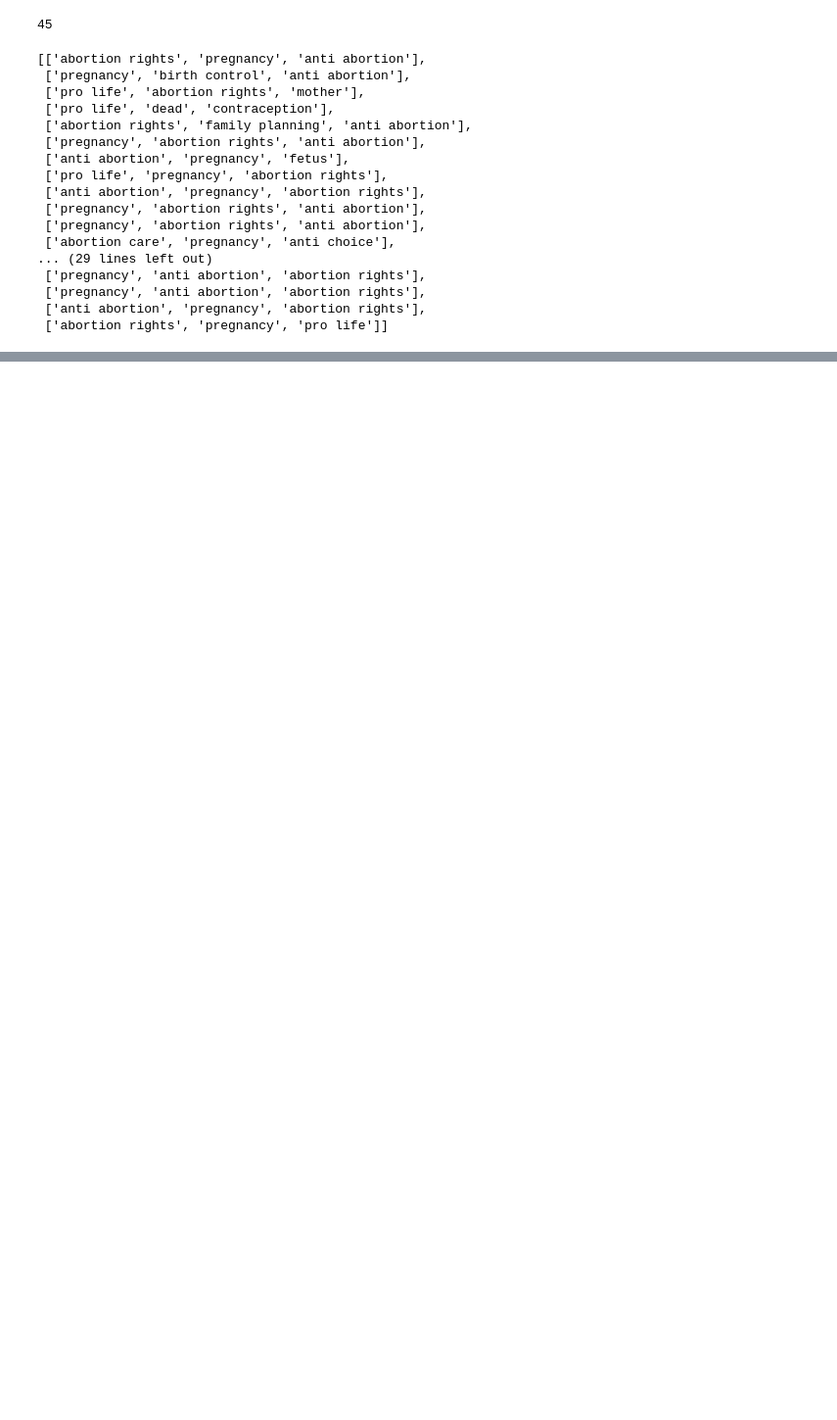
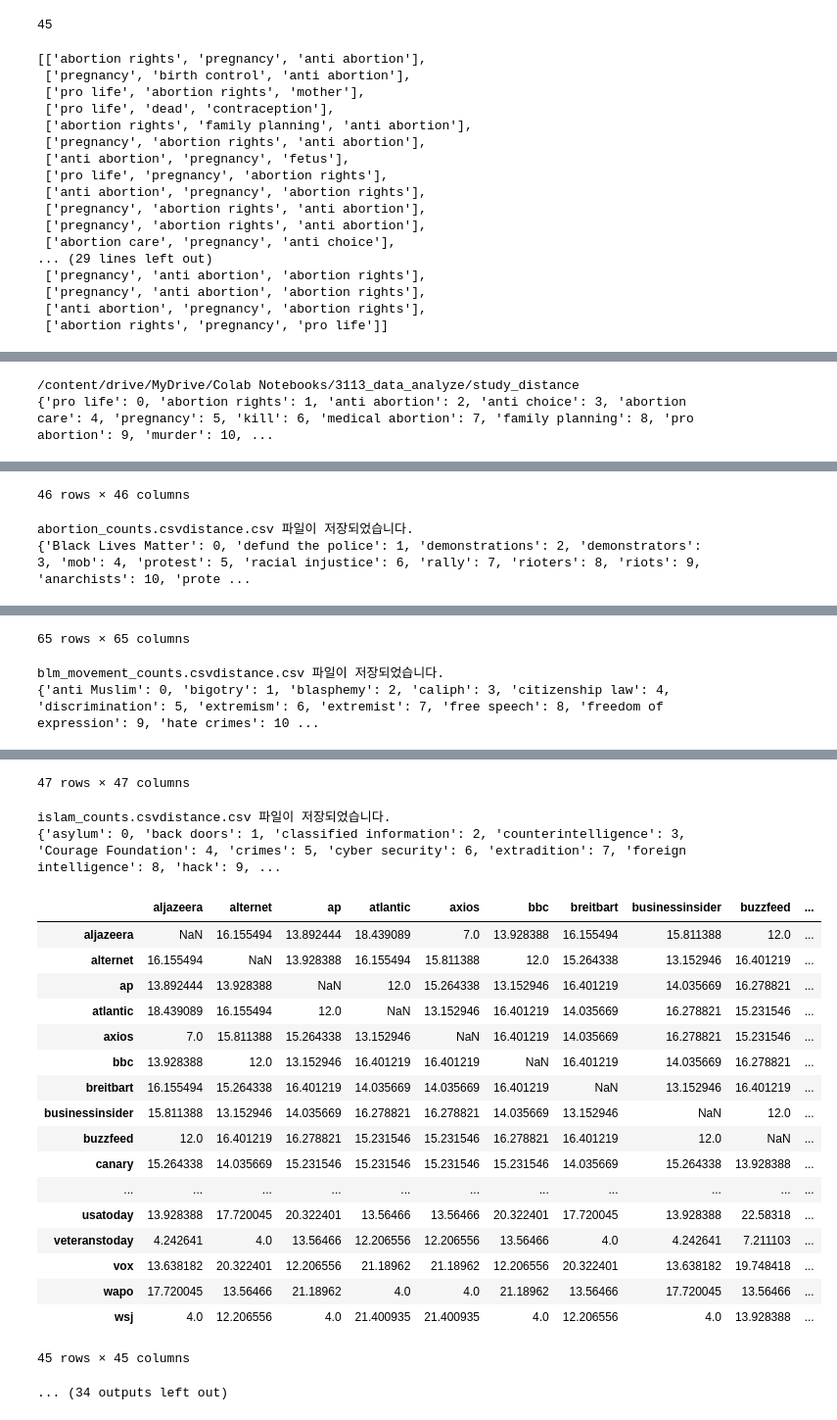
Before and after one commit to fhfhfhfhgpdl/media_bias, a Jupyter notebook: Media_bias_analyze.ipynb, the cells around one changed output, grey strips where cells are left out. Shown at 98% size. Cells and saved outputs as stored; diff of their text form; code cells hidden in the pictures; blank space fills up the shorter version.

Commit message:
study_distance

```diff
--- a/Media_bias_analyze.ipynb
+++ b/Media_bias_analyze.ipynb
@@ -200,0 +204,46 @@ plt.savefig(filename, dpi=300)
+# %%
+%cd /content/drive/MyDrive/Colab Notebooks/3113_data_analyze/study_distance/
+for k in range(0, len(study_file)-1):
+
+  data = globals()['word_3{}'.format(k)]
+  mapping = {item: idx for idx, item in enumerate(globals()['st_word{}'.format(k)])}
+  media_list = globals()['media_list{}'.format(k)]
+  print(mapping)
+
+  # 새로운 데이터프레임 행, 열 인덱스 지정
+  columns = media_list
+  index = media_list
+
+  mapped_data = [[mapping[val] for val in lst] for lst in data]
+
+  data_int = []
+  for point in data:
+      point_int = [mapping[label] for label in point]
+      data_int.append(point_int)
+
+  distances = []
+  for i, pair in enumerate(itertools.combinations(data_int, 2)):
+      x1, y1, z1 = pair[0]
+      x2, y2, z2 = pair[1]
+      distance = ((x1-x2)**2 + (y1-y2)**2 + (z1-z2)**2)**0.5
+      distances.append(distance)
+
+  df = pd.DataFrame(columns=columns, index=index)
+  for i in range(len(media_list)):
+      for j in range(len(media_list)):
+          if i == j:
+              df.iloc[i, j] = np.nan
+          elif i > j:
+              idx = 3*(j-1) - (j-1)*(j-2)//2 + (i-j-1)
+              df.iloc[i, j] = distances[idx]
+          else:
+              idx = 3*(i-1) - (i-1)*(i-2)//2 + (j-i-1)
+              df.iloc[i, j] = distances[idx]
+
+  # display(df)
+  file_name = study_file[k] + 'distance.csv'
+  df.to_csv(file_name, index=True)
+  print(f"{file_name} 파일이 저장되었습니다.")
+# %% [output]
+/content/drive/MyDrive/Colab Notebooks/3113_data_analyze/study_distance
+{'pro life': 0, 'abortion rights': 1, 'anti abortion': 2, 'anti choice': 3, 'abortion care': 4, 'pregnancy': 5, 'kill': 6, 'medical abortion': 7, 'family planning': 8, 'pro abortion': 9, 'murder': 10, ...
@@ -200,0 +267,3 @@ plt.savefig(filename, dpi=300)
+46 rows × 46 columns
+abortion_counts.csvdistance.csv 파일이 저장되었습니다.
+{'Black Lives Matter': 0, 'defund the police': 1, 'demonstrations': 2, 'demonstrators': 3, 'mob': 4, 'protest': 5, 'racial injustice': 6, 'rally': 7, 'rioters': 8, 'riots': 9, 'anarchists': 10, 'prote ...
@@ -200,0 +282,3 @@ plt.savefig(filename, dpi=300)
+65 rows × 65 columns
+blm_movement_counts.csvdistance.csv 파일이 저장되었습니다.
+{'anti Muslim': 0, 'bigotry': 1, 'blasphemy': 2, 'caliph': 3, 'citizenship law': 4, 'discrimination': 5, 'extremism': 6, 'extremist': 7, 'free speech': 8, 'freedom of expression': 9, 'hate crimes': 10 ...
@@ -200,0 +302,22 @@ plt.savefig(filename, dpi=300)
+47 rows × 47 columns
+islam_counts.csvdistance.csv 파일이 저장되었습니다.
+{'asylum': 0, 'back doors': 1, 'classified information': 2, 'counterintelligence': 3, 'Courage Foundation': 4, 'crimes': 5, 'cyber security': 6, 'extradition': 7, 'foreign intelligence': 8, 'hack': 9, ...
+|  | aljazeera | alternet | ap | atlantic | axios | bbc | breitbart | businessinsider | buzzfeed | ... |
+| aljazeera | NaN | 16.155494 | 13.892444 | 18.439089 | 7.0 | 13.928388 | 16.155494 | 15.811388 | 12.0 | ... |
+| alternet | 16.155494 | NaN | 13.928388 | 16.155494 | 15.811388 | 12.0 | 15.264338 | 13.152946 | 16.401219 | ... |
+| ap | 13.892444 | 13.928388 | NaN | 12.0 | 15.264338 | 13.152946 | 16.401219 | 14.035669 | 16.278821 | ... |
+| atlantic | 18.439089 | 16.155494 | 12.0 | NaN | 13.152946 | 16.401219 | 14.035669 | 16.278821 | 15.231546 | ... |
+| axios | 7.0 | 15.811388 | 15.264338 | 13.152946 | NaN | 16.401219 | 14.035669 | 16.278821 | 15.231546 | ... |
+| bbc | 13.928388 | 12.0 | 13.152946 | 16.401219 | 16.401219 | NaN | 16.401219 | 14.035669 | 16.278821 | ... |
+| breitbart | 16.155494 | 15.264338 | 16.401219 | 14.035669 | 14.035669 | 16.401219 | NaN | 13.152946 | 16.401219 | ... |
+| businessinsider | 15.811388 | 13.152946 | 14.035669 | 16.278821 | 16.278821 | 14.035669 | 13.152946 | NaN | 12.0 | ... |
+| buzzfeed | 12.0 | 16.401219 | 16.278821 | 15.231546 | 15.231546 | 16.278821 | 16.401219 | 12.0 | NaN | ... |
+| canary | 15.264338 | 14.035669 | 15.231546 | 15.231546 | 15.231546 | 15.231546 | 14.035669 | 15.264338 | 13.928388 | ... |
+| ... | ... | ... | ... | ... | ... | ... | ... | ... | ... | ... |
+| usatoday | 13.928388 | 17.720045 | 20.322401 | 13.56466 | 13.56466 | 20.322401 | 17.720045 | 13.928388 | 22.58318 | ... |
+| veteranstoday | 4.242641 | 4.0 | 13.56466 | 12.206556 | 12.206556 | 13.56466 | 4.0 | 4.242641 | 7.211103 | ... |
+| vox | 13.638182 | 20.322401 | 12.206556 | 21.18962 | 21.18962 | 12.206556 | 20.322401 | 13.638182 | 19.748418 | ... |
+| wapo | 17.720045 | 13.56466 | 21.18962 | 4.0 | 4.0 | 21.18962 | 13.56466 | 17.720045 | 13.56466 | ... |
+| wsj | 4.0 | 12.206556 | 4.0 | 21.400935 | 21.400935 | 4.0 | 12.206556 | 4.0 | 13.928388 | ... |
+45 rows × 45 columns
+... (34 outputs left out)
```
Also changed, not shown: parts of 4 cells of this notebook, 31 other files.
